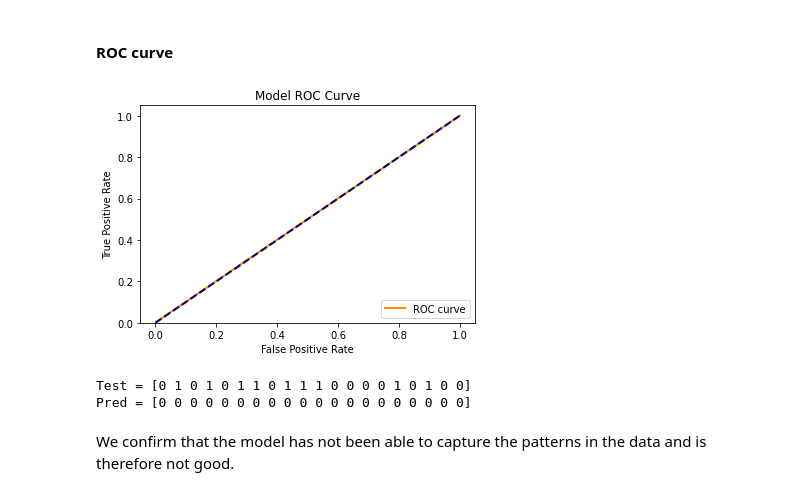
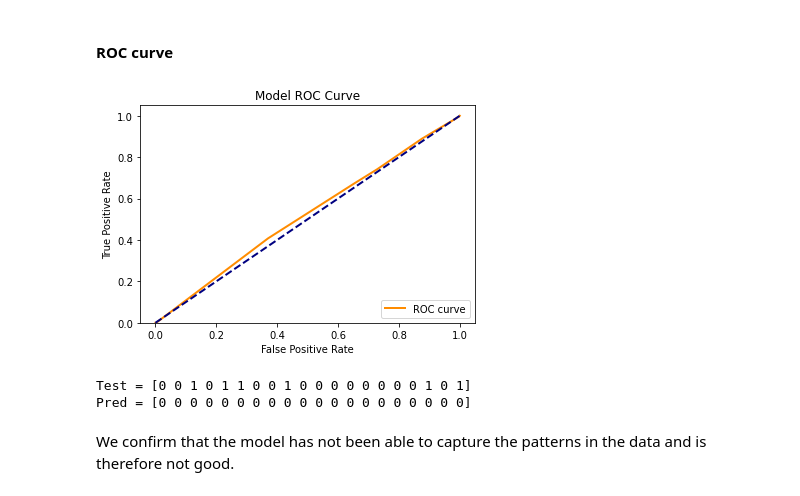
Before and after one commit to sergiomasavi/Data_Scientist_Portfolio, a Jupyter notebook: 15_Introduction_to_Machine_Learning_for_Trading/1. Decision Tree For Trading Using Python.ipynb, the cells around one changed output. Cells and saved outputs as stored; diff of their text form; code cells hidden in the pictures.

```diff
--- a/15_Introduction_to_Machine_Learning_for_Trading/1. Decision Tree For Trading Using Python.ipynb
+++ b/15_Introduction_to_Machine_Learning_for_Trading/1. Decision Tree For Trading Using Python.ipynb
@@ -207,7 +207,7 @@ def download_data_yfinance(currencies, start_date, end_date, interval='1h'):
 
         # Descarga
         try:
-            df = yf.download(code, start=start_date, end=end_date, period='max', interval='1h')
+            df = yf.download(code, start=start_date, end=end_date, period='max', interval=interval)
             df.sort_index(ascending=True)
         except Exception as e:
             raise e
@@ -221,7 +221,7 @@ def download_data_yfinance(currencies, start_date, end_date, interval='1h'):
     return downloaded_data
 # %%
 # Parámetros de entrada
-start_date = '2019-11-15' # Fecha de inicio
+start_date = '2019-12-01' # Fecha de inicio
 end_date   = '2021-11-12' # Fecha final
 
 # Lista de divisas
@@ -775,28 +775,32 @@ Analyzing the metrics of the confusion matrix, the model predicts very accuratel
 # %% [markdown]
 #### ROC curve
 # %%
+# Compute probabilities of positive class
+probs = model_dt_clf.predict_proba(X_cls_test)
+preds = probs[:,1]
+
 # Compute false positive rate (fpr) and true positive rate (tpr)
-fpr, tpr, _ = roc_curve(y_cls_test.values, y_cls_pred)
+fpr, tpr, _ = roc_curve(y_true=y_cls_test.values, y_score=preds)
 
 
 # Visualization
 plt.figure()
 plt.plot(fpr, tpr, color='darkorange', lw=2, label='ROC curve')
 plt.plot([0, 1], [0, 1], color='navy', lw=2, linestyle='--')
 plt.ylim([0.0, 1.05])
 plt.xlabel("False Positive Rate")
 plt.ylabel("True Positive Rate")
 plt.title("Model ROC Curve")
 plt.legend(loc="lower right")
 plt.show()
 # %% [output]
-[figure, old version]
+[figure, new version]
 # %%
 # Mostramos los 20 primeros elementos
 print('Test =', y_cls_test.values[:20])
 print('Pred =', y_cls_pred[:20])
 # %% [output]
-Test = [0 1 0 1 0 1 1 0 1 1 1 0 0 0 0 1 0 1 0 0]
+Test = [0 0 1 0 1 1 0 0 1 0 0 0 0 0 0 0 0 1 0 1]
 Pred = [0 0 0 0 0 0 0 0 0 0 0 0 0 0 0 0 0 0 0 0]
 # %% [markdown]
 We confirm that the model has not been able to capture the patterns in the data and is therefore not good.
```
Also changed, not shown: parts of 13 cells of this notebook, 9 other files.
